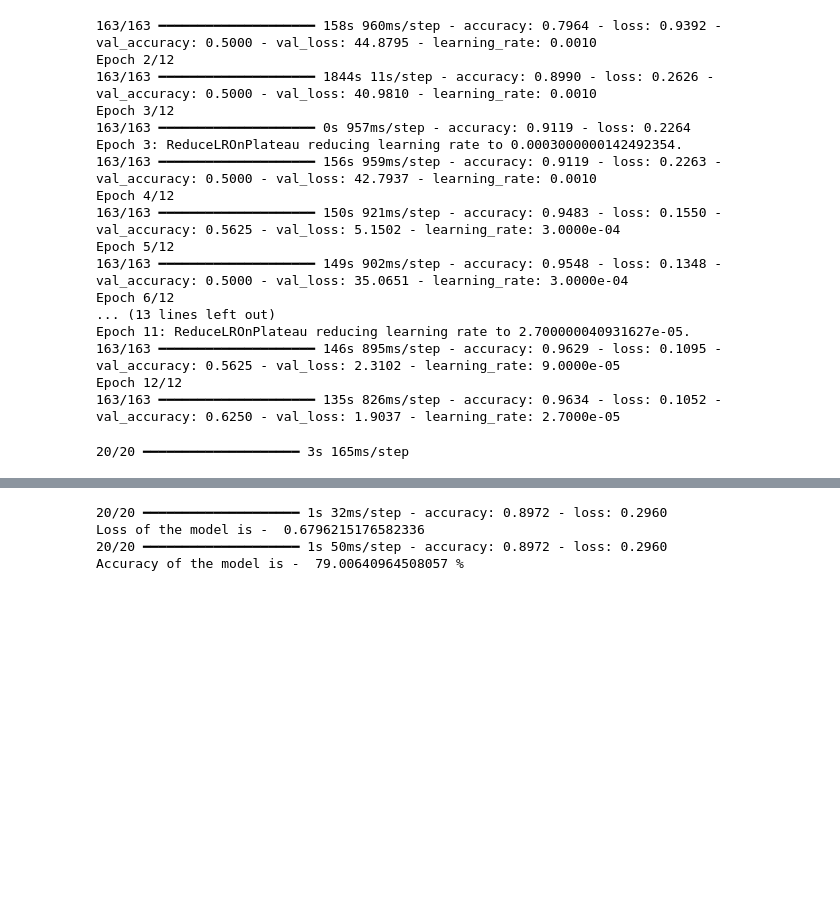
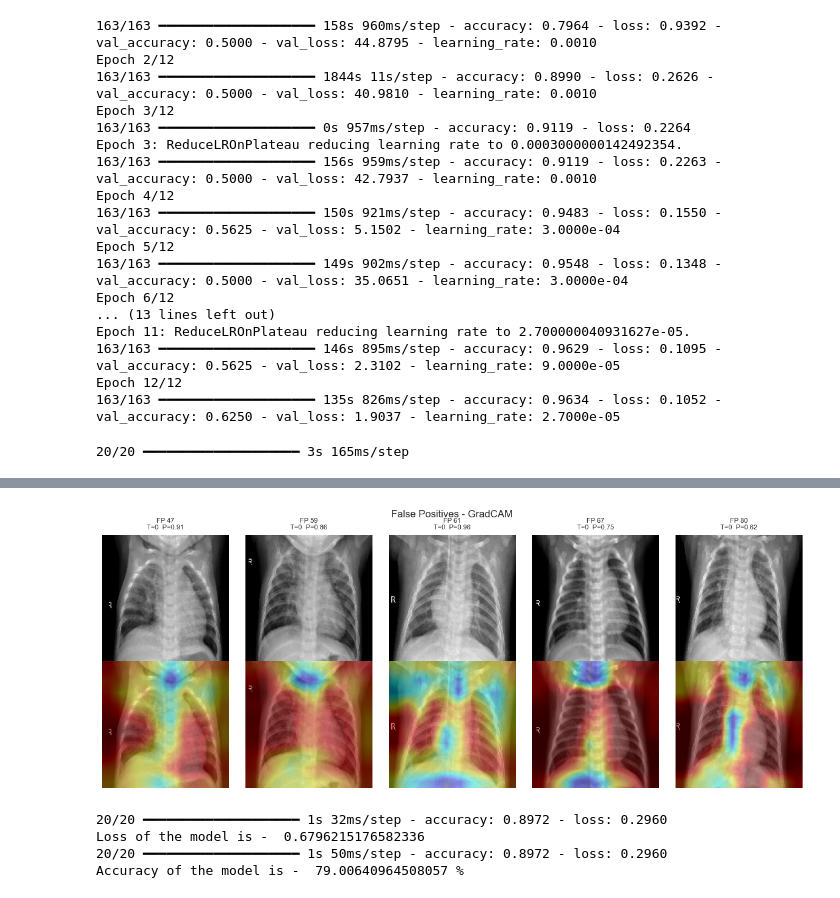
Before and after one commit to PPhiPham/DS2, a Jupyter notebook: AS2_baseline.ipynb, the cells around one changed output, grey strips where cells are left out. Saved outputs shown, nothing was run; the diff lists cells and outputs as text; code cells hidden in the pictures; blank space fills up the shorter version.

Commit message:
feat: gradcamFP

```diff
--- a/AS2_baseline.ipynb
+++ b/AS2_baseline.ipynb
@@ -320,15 +320,15 @@ from tensorflow.keras.layers import Conv2D
 
 baseline_model = cnn_model
 
-last_conv_name = "conv2d_4"
-print("Using layer:", last_conv_name)
+last_layer = "conv2d_4"
+print("Using layer:", last_layer)
 
 input_tensor = Input(shape=(150, 150, 1))
 
 x = input_tensor
 for layer in baseline_model.layers:
     x = layer(x)
-    if layer.name == last_conv_name:
+    if layer.name == last_layer:
         conv_output = x
 
 predictions = x
@@ -392,4 +392,32 @@ test outputs: [(None, 10, 10, 256), (None, 1)]
 [figure]
+# %%
+# ── False‑positive indices (P=1, T=0) ────────────────────────────────
+false_pos  = np.where((pred_lbls == 1) & (y_test == 0))[0]
+
+plt.figure(figsize=(12, 5))
+for i, idx in enumerate(false_pos[:5]):
+    gray  = x_test[idx].reshape(150, 150)
+    batch = np.expand_dims(gray, axis=(0, -1))     # (1,150,150,1)
+    cam   = make_gradcam_heatmap(batch, grad_model)  # je eerdere grad_model
+    over  = overlay_heatmap(gray, cam)
+
+    # rij 1: origineel
+    plt.subplot(2, 5, i + 1)
+    plt.imshow(gray, cmap='gray')
+    p = preds[idx][0]; t = y_test[idx]
+    plt.title(f"FP {idx}\nT={t}  P={p:.2f}", fontsize=8)
+    plt.axis('off')
+
+    # rij 2: Grad‑CAM
+    plt.subplot(2, 5, i + 6)
+    plt.imshow(over)
+    plt.axis('off')
+
+plt.suptitle("False Positives - GradCAM", y=0.95)
+plt.tight_layout()
+plt.show()
+# %% [output]
+[figure, added]
 # %%
 print("Loss of the model is - " , model.evaluate(x_test,y_test)[0])
 print("Accuracy of the model is - " , model.evaluate(x_test,y_test)[1]*100 , "%")
```
Also changed, not shown: parts of 1 cell of this notebook.
